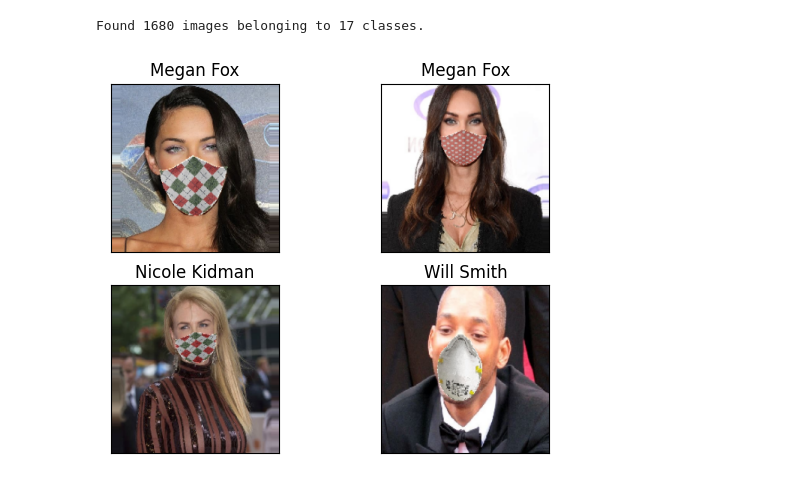
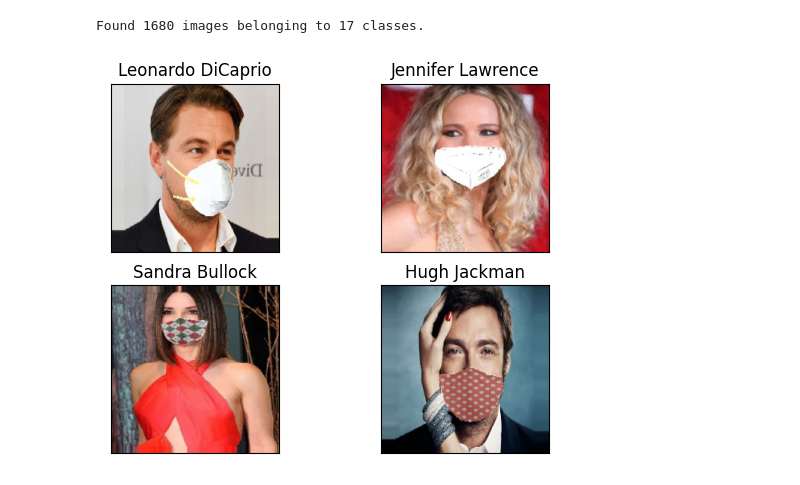
Before and after one commit to MSeutin/inYourFace, a Jupyter notebook: Cebastian_model/Final_Project.ipynb, the cells around one changed output. Cells and saved outputs as stored; diff of their text form; code cells hidden in the pictures.

```diff
--- a/Cebastian_model/Final_Project.ipynb
+++ b/Cebastian_model/Final_Project.ipynb
@@ -140,28 +140,27 @@ def disp_image(im):
     plt.yticks([])
 # %%
 
-textFileNames = ['Johnny Depp' ,'Kate Winslet','Leonardo DiCaprio','Megan Fox',
-                 'Natalie Portman','Nicole Kidman','Robert Downey Jr','Sandra Bullock','Scarlett Johansson','Tom Cruise'
-                 ,'Tom Hanks','Will Smith']
+textFileNames = ['Angelina Jolie','Brad Pitt','Denzel Washington','Hugh Jackman','Jennifer Lawrence','Johnny Depp','Kate Winslet','Leonardo DiCaprio','Megan Fox','Natalie Portman','Nicole Kidman','Robert Downey Jr','Sandra Bullock' ,'Scarlett Johansson' ,'Tom Cruise','Tom Hanks'
+,'Will Smith']
 
 
 
 
 batch_shape = (batch_size,custom_vgg_model.input_shape[1] ,
                custom_vgg_model.input_shape[2],
                custom_vgg_model.input_shape[3])
 X = np.zeros(batch_shape)
 y = np.zeros(batch_size)
 
 X,y = train_generator.next()
 nplot = 4
 for i in range(nplot):
     plt.subplot(2,int(nplot/2),i+1)
     disp_image(X[i,:,:,:])
     title = (textFileNames[int(y[i])])
     plt.title(title)
 # %% [output]
-[figure, old version]
+[figure, new version]
 # %%
 #train the model
 custom_vgg_model.compile(loss='sparse_categorical_crossentropy',
```
Also changed, not shown: parts of 3 cells of this notebook.
